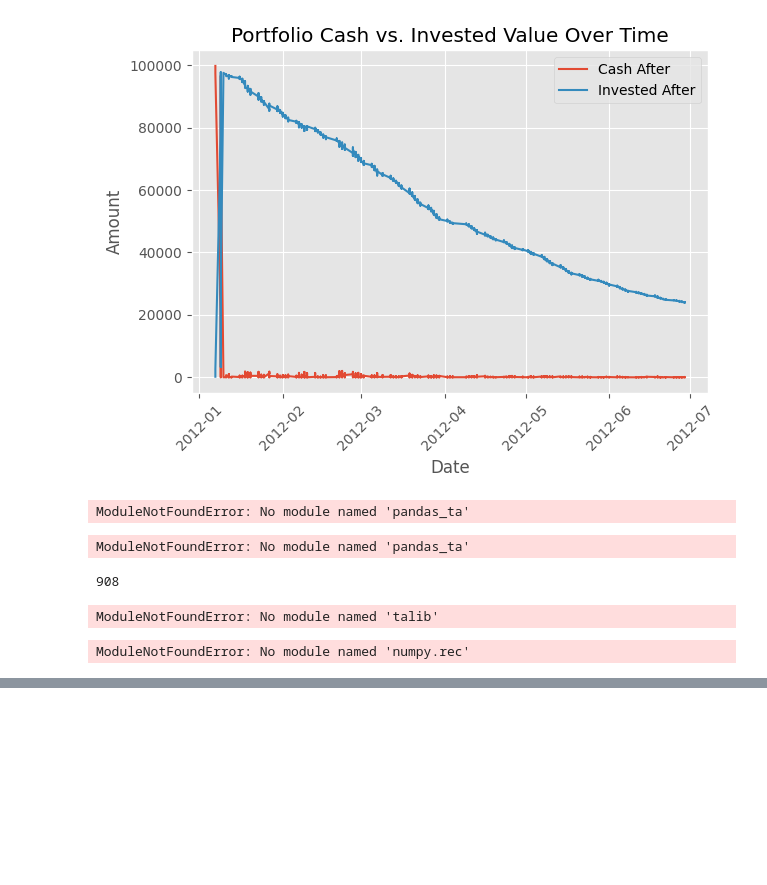
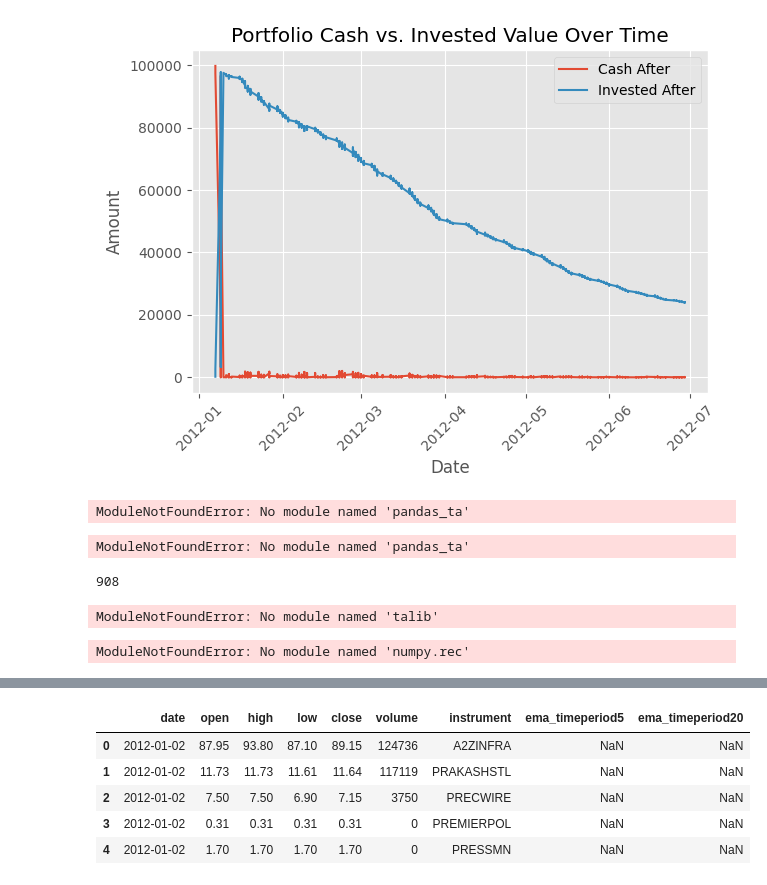
Before and after one commit to theaftaab/TradeReplay, a Jupyter notebook: Playground.ipynb, the cells around one changed output, grey strips where cells are left out. Drawn from its saved outputs; the diff is of its cells as text; code cells hidden in the pictures; blank space fills up the shorter version.

```diff
--- a/Playground.ipynb
+++ b/Playground.ipynb
@@ -202,0 +226,11 @@ import talib as ta
+# %%
+final_df = pd.read_csv("Data/Final_csv.csv")
+# %%
+final_df.head()
+# %% [output]
+|  | date | open | high | low | close | volume | instrument | ema_timeperiod5 | ema_timeperiod20 |
+| 0 | 2012-01-02 | 87.95 | 93.80 | 87.10 | 89.15 | 124736 | A2ZINFRA | NaN | NaN |
+| 1 | 2012-01-02 | 11.73 | 11.73 | 11.61 | 11.64 | 117119 | PRAKASHSTL | NaN | NaN |
+| 2 | 2012-01-02 | 7.50 | 7.50 | 6.90 | 7.15 | 3750 | PRECWIRE | NaN | NaN |
+| 3 | 2012-01-02 | 0.31 | 0.31 | 0.31 | 0.31 | 0 | PREMIERPOL | NaN | NaN |
+| 4 | 2012-01-02 | 1.70 | 1.70 | 1.70 | 1.70 | 0 | PRESSMN | NaN | NaN |
```
Also changed, not shown: parts of 4 cells of this notebook, 7 other files.
